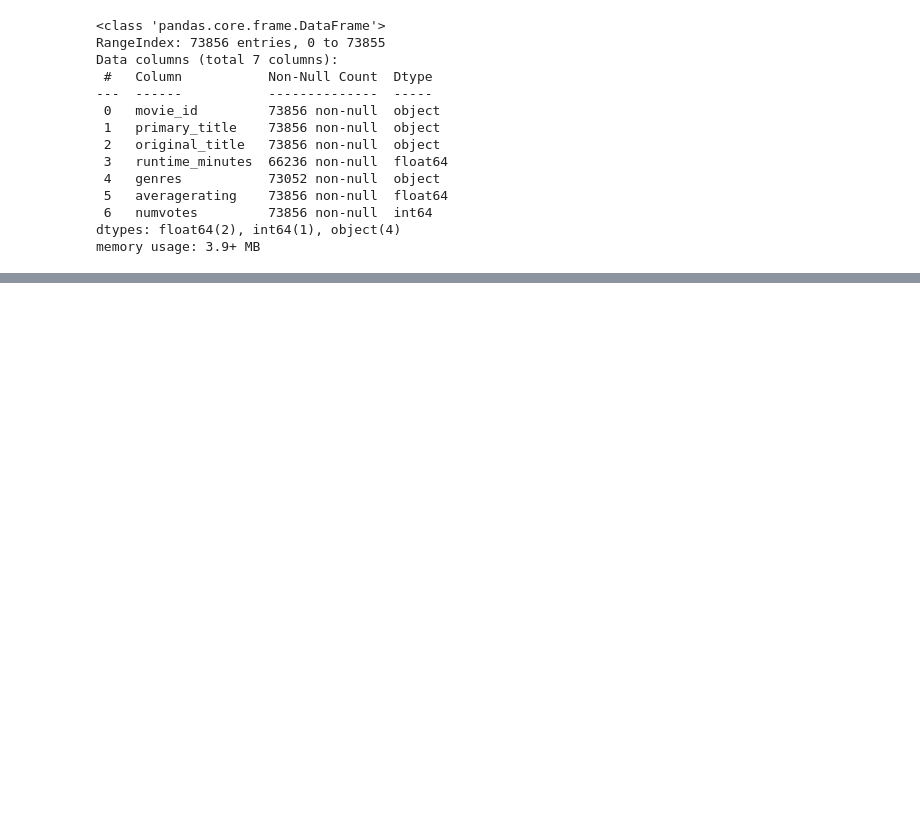
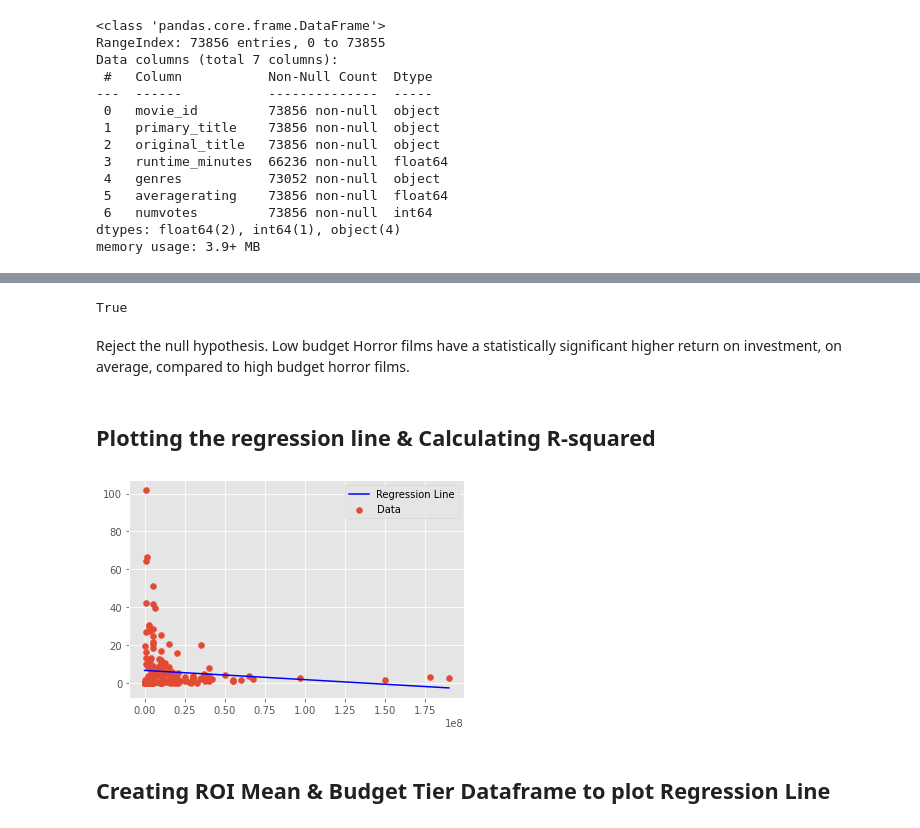
Before and after one commit to LydiaCuffman/film-investment-project, a Jupyter notebook: student.ipynb, the cells around one changed output, grey strips where cells are left out. Saved outputs shown, nothing was run; the diff lists cells and outputs as text; code cells hidden in the pictures; blank space fills up the shorter version.

```diff
--- a/student.ipynb
+++ b/student.ipynb
@@ -226,0 +270,4 @@ Name: movie, dtype: int64
+# %%
+alpha=.05
+horror_sample = all_recent.loc[all_recent['Horror']==True]
+others_sample=all_recent.loc[all_recent['Horror']==False]
@@ -226,0 +336,53 @@ Name: movie, dtype: int64
+# %%
+#check p-value against our alpha of .05
+pval < alpha
+# %% [output]
+True
+# %% [markdown]
+Reject the null hypothesis. Low budget Horror films have a statistically significant higher return on investment, on average, compared to high budget horror films.
+# %% [markdown]
+## Plotting the regression line & Calculating R-squared
+# %%
+#find slope 'm'
+def slope(x, y):
+    rho = np.corrcoef(x, y)[0][1]
+    s_y = y.std()
+    s_x = x.std()
+
+    m = rho * s_y / s_x
+    return m
+
+m = slope(horror_sample['production_budget'], horror_sample['return_on_investment'])
+# %%
+#find intercept 'c'
+def intercept(m, x, y):
+    y_mean = y.mean()
+    x_mean = x.mean()
+
+    # calculating intercept estimate
+    c = y_mean - m * x_mean
+    return c
+
+c = intercept(m, horror_sample['production_budget'], horror_sample['production_budget'])
+# %%
+#Plotting the line for ENTIRE HORROR SAMPLE
+def best_fit(x, y):
+    # Create a scatter plot of x vs. y
+    fig, ax = plt.subplots()
+    ax.scatter(x, y, label="Data")
+
+    # Calculate coefficient and intercept
+    m = slope(x, y)
+    c = intercept(m, x, y)
+
+    # Plot line created by coefficient and intercept
+    regression_line = m * x + c
+    ax.plot(x, regression_line, label= "Regression Line", color='red')
+    ax.get_lines()[0].set_color("blue")
+    ax.legend()
+
+best_fit(horror_sample['production_budget'], horror_sample['return_on_investment'])
+# %% [output]
+[figure, added]
+# %% [markdown]
+## Creating ROI Mean & Budget Tier Dataframe to plot Regression Line
```
Also changed, not shown: parts of 75 cells of this notebook, 1 other file.
